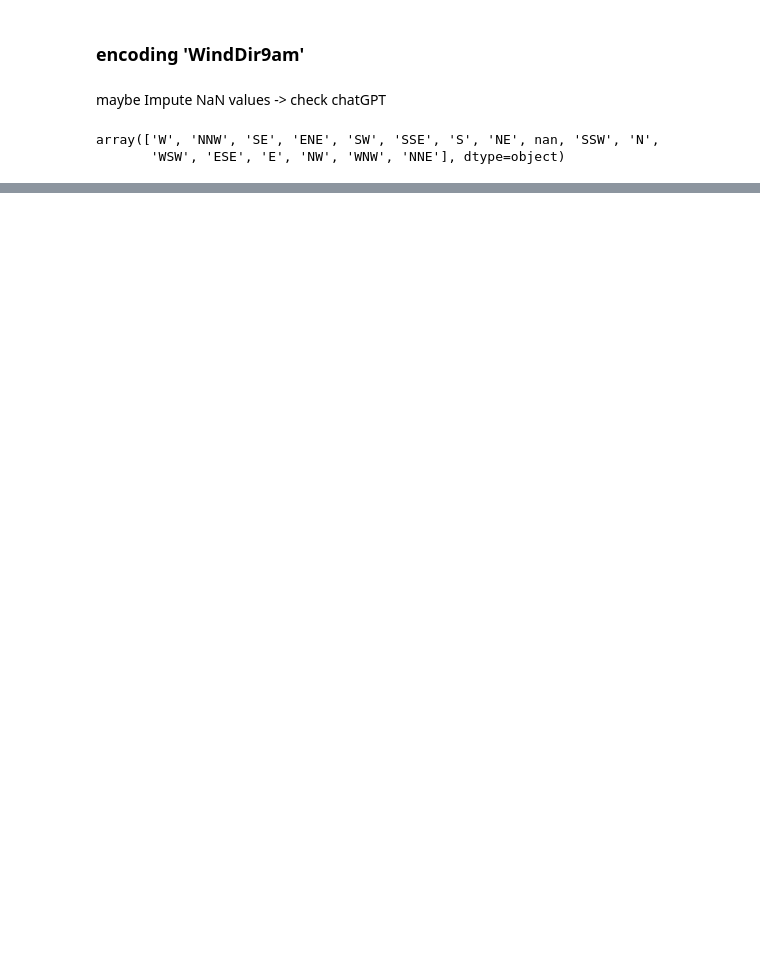
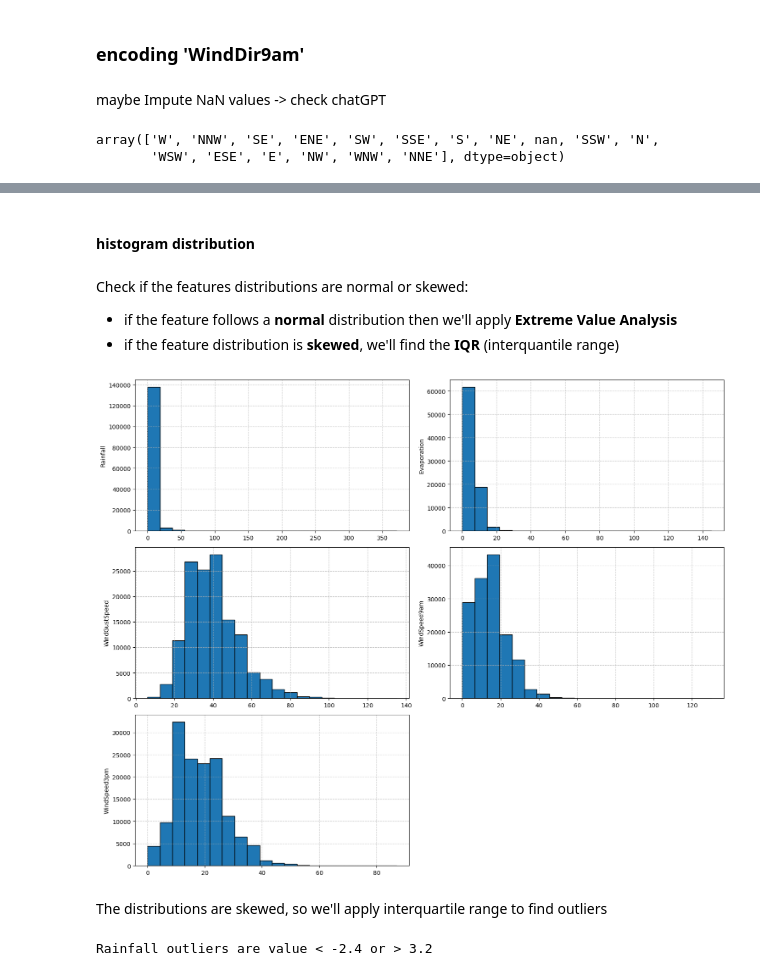
Before and after one commit to emonteiro27/data-rain-australia, a Jupyter notebook: data-rain-australia.ipynb, the cells around one changed output, grey strips where cells are left out. Saved outputs shown, nothing was run; the diff lists cells and outputs as text; code cells hidden in the pictures; blank space fills up the shorter version.

Commit message:
defined the lower fence and upper fence for Rainfall values

```diff
--- a/data-rain-australia.ipynb
+++ b/data-rain-australia.ipynb
@@ -597,0 +550,57 @@ plt.show()
+# %% [markdown]
+#### histogram distribution
+# %% [markdown]
+Check if the features distributions are normal or skewed:
+- if the feature follows a __normal__ distribution then we'll apply __Extreme Value Analysis__
+- if the feature distribution is __skewed__, we'll find the __IQR__ (interquantile range)
+# %%
+plt.figure(figsize=(15,12))
+
+plt.subplot(3,2,1)
+plt.hist(data_num['Rainfall'].dropna(), bins=20, edgecolor='black')
+plt.title('')
+plt.ylabel('Rainfall')
+plt.grid(True, linestyle='--', alpha=0.7)
+
+
+plt.subplot(3,2,2)
+plt.hist(data_num['Evaporation'].dropna(), bins=20, edgecolor='black')
+plt.title('')
+plt.ylabel('Evaporation')
+plt.grid(True, linestyle='--', alpha=0.7)
+
+
+plt.subplot(3,2,3)
+plt.hist(data_num['WindGustSpeed'].dropna(), bins=20, edgecolor='black')
+plt.title('')
+plt.ylabel('WindGustSpeed')
+plt.grid(True, linestyle='--', alpha=0.7)
+
+
+plt.subplot(3,2,4)
+plt.hist(data_num['WindSpeed9am'].dropna(), bins=20, edgecolor='black')
+plt.title('')
+plt.ylabel('WindSpeed9am')
+plt.grid(True, linestyle='--', alpha=0.7)
+
+
+plt.subplot(3,2,5)
+plt.hist(data_num['WindSpeed3pm'].dropna(), bins=20, edgecolor='black')
+plt.title('')
+plt.ylabel('WindSpeed3pm')
+plt.grid(True, linestyle='--', alpha=0.7)
+
+
+plt.tight_layout()
+plt.show()
+# %% [output]
+[figure, added]
+# %% [markdown]
+The distributions are skewed, so we'll apply interquartile range to find outliers
+# %%
+iqr = data_num.Rainfall.quantile(0.75) - data_num.Rainfall.quantile(0.25)
+lower_fence = data_num.Rainfall.quantile(0.25) - (iqr * 3)
+upper_fence = data_num.Rainfall.quantile(0.75) + (iqr * 3)
+print(f'Rainfall outliers are value < {round(lower_fence,2)} or > {round(upper_fence,2)}')
+# %% [output]
+Rainfall outliers are value < -2.4 or > 3.2
```
Also changed, not shown: parts of 47 cells of this notebook.
